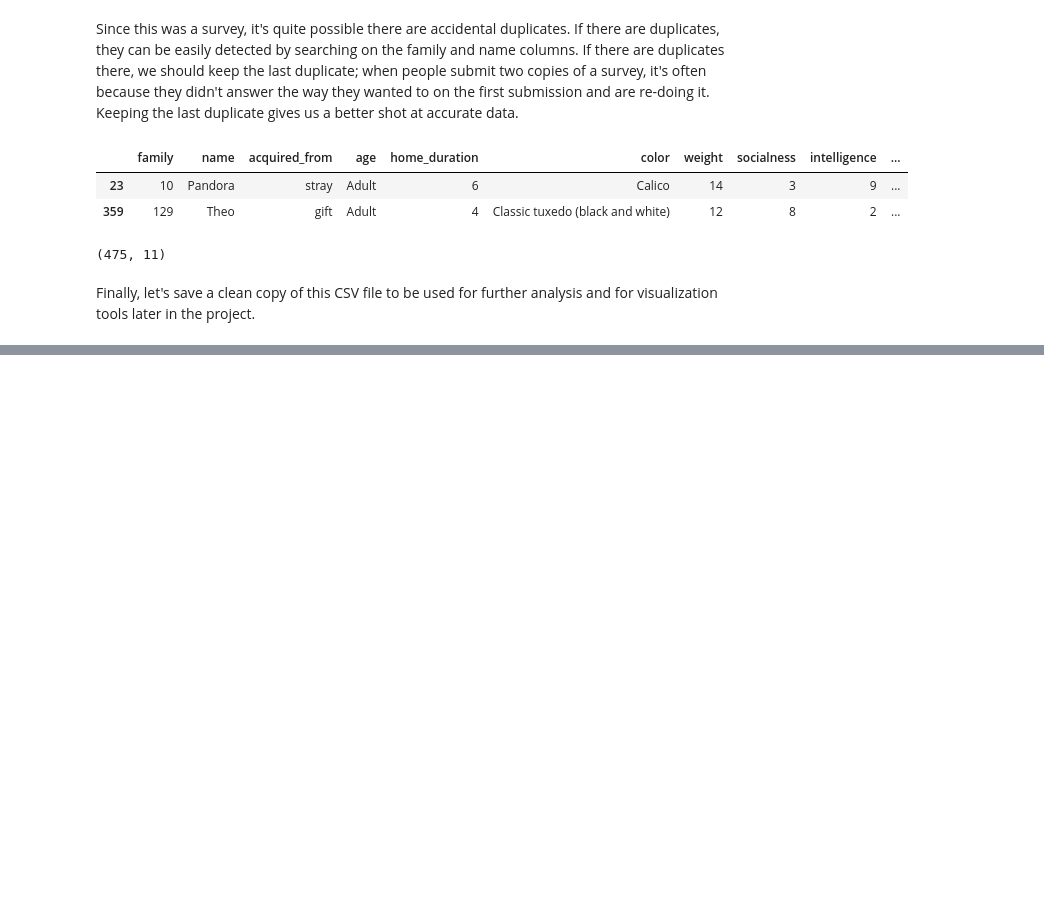
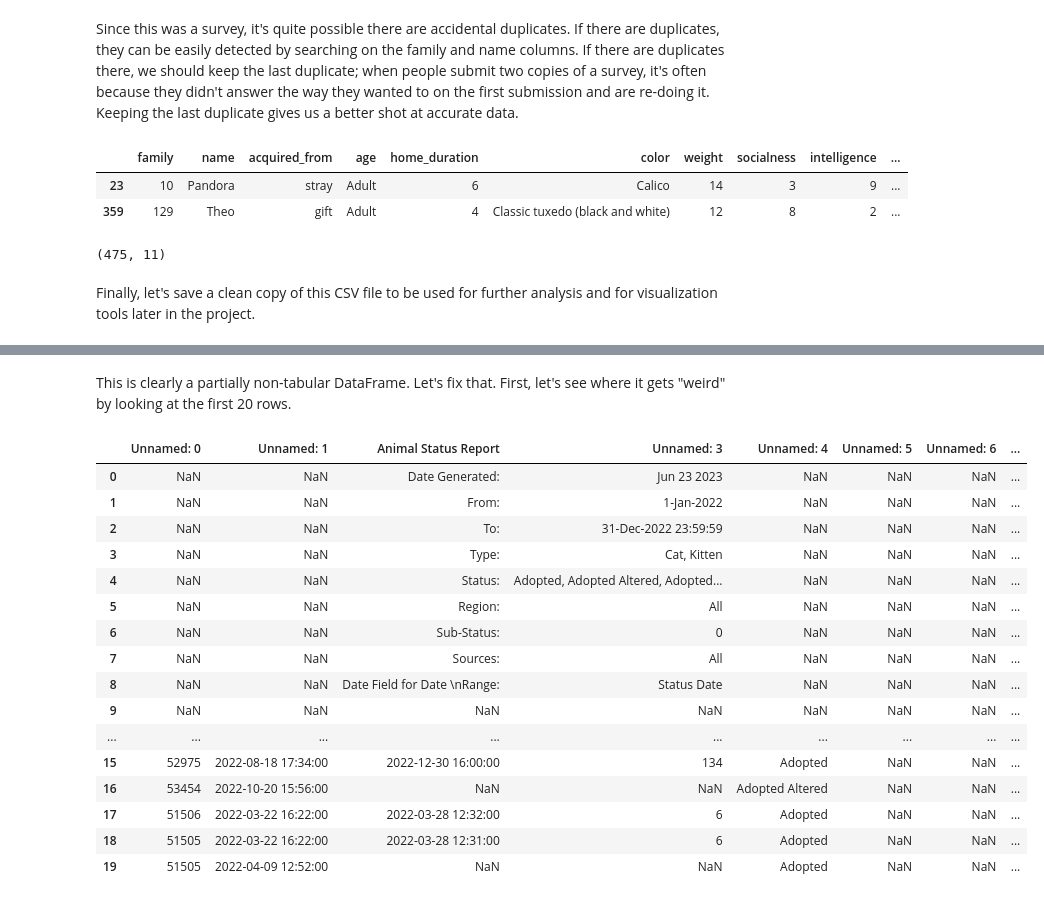
Before and after one commit to BlueKYGirl/purrfect_purrsonalities, a Jupyter notebook: purrfect_purrsonalities.ipynb, the cells around one changed output, grey strips where cells are left out. Saved outputs shown, nothing was run; the diff lists cells and outputs as text; code cells hidden in the pictures; blank space fills up the shorter version.

```diff
--- a/purrfect_purrsonalities.ipynb
+++ b/purrfect_purrsonalities.ipynb
@@ -267,0 +276,2 @@ survey_df.to_csv('clean_survey_data.csv')
+# %%
+bcacc_df = pd.read_excel('BCACC_2022 Cat Adoptions-Color.xlsx')
@@ -267,0 +296,22 @@ survey_df.to_csv('clean_survey_data.csv')
+# %% [markdown]
+This is clearly a partially non-tabular DataFrame. Let's fix that. First, let's see where it gets "weird" by looking at the first 20 rows.
+# %%
+bcacc_df.head(20)
+# %% [output]
+|  | Unnamed: 0 | Unnamed: 1 | Animal Status Report | Unnamed: 3 | Unnamed: 4 | Unnamed: 5 | Unnamed: 6 | ... |
+| 0 | NaN | NaN | Date Generated: | Jun 23 2023 | NaN | NaN | NaN | ... |
+| 1 | NaN | NaN | From: | 1-Jan-2022 | NaN | NaN | NaN | ... |
+| 2 | NaN | NaN | To: | 31-Dec-2022 23:59:59 | NaN | NaN | NaN | ... |
+| 3 | NaN | NaN | Type: | Cat, Kitten | NaN | NaN | NaN | ... |
+| 4 | NaN | NaN | Status: | Adopted, Adopted Altered, Adopted... | NaN | NaN | NaN | ... |
+| 5 | NaN | NaN | Region: | All | NaN | NaN | NaN | ... |
+| 6 | NaN | NaN | Sub-Status: | 0 | NaN | NaN | NaN | ... |
+| 7 | NaN | NaN | Sources: | All | NaN | NaN | NaN | ... |
+| 8 | NaN | NaN | Date Field for Date \nRange: | Status Date | NaN | NaN | NaN | ... |
+| 9 | NaN | NaN | NaN | NaN | NaN | NaN | NaN | ... |
+| ... | ... | ... | ... | ... | ... | ... | ... | ... |
+| 15 | 52975 | 2022-08-18 17:34:00 | 2022-12-30 16:00:00 | 134 | Adopted | NaN | NaN | ... |
+| 16 | 53454 | 2022-10-20 15:56:00 | NaN | NaN | Adopted Altered | NaN | NaN | ... |
+| 17 | 51506 | 2022-03-22 16:22:00 | 2022-03-28 12:32:00 | 6 | Adopted | NaN | NaN | ... |
+| 18 | 51505 | 2022-03-22 16:22:00 | 2022-03-28 12:31:00 | 6 | Adopted | NaN | NaN | ... |
+| 19 | 51505 | 2022-04-09 12:52:00 | NaN | NaN | Adopted | NaN | NaN | ... |
```
Also changed, not shown: parts of 33 cells of this notebook, 1 other file.
